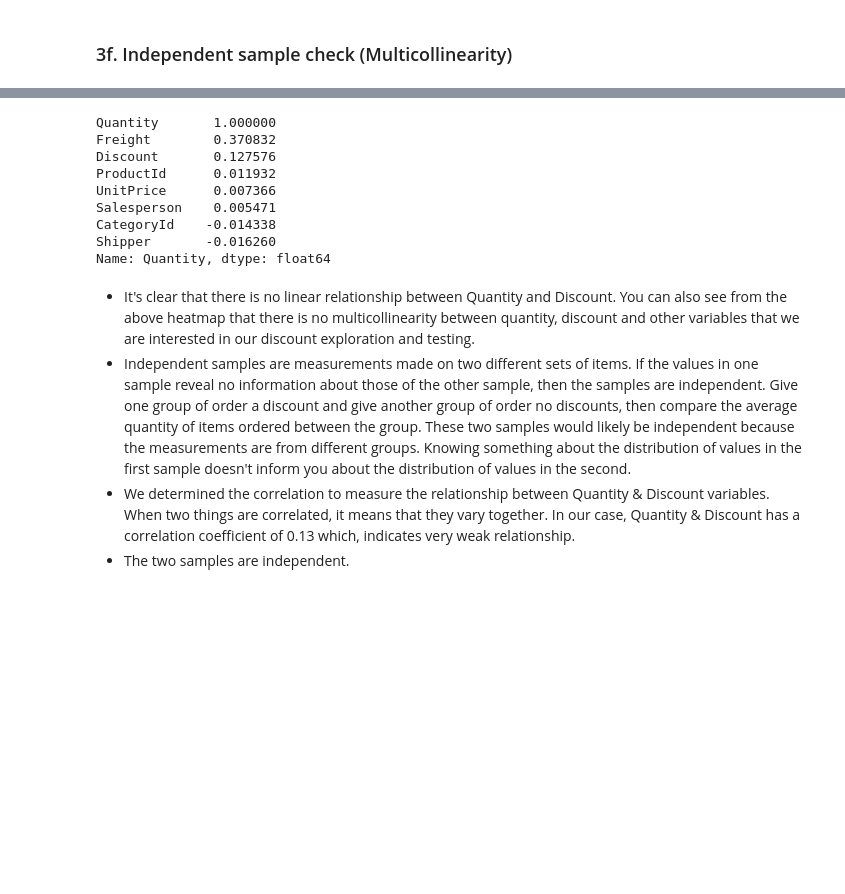
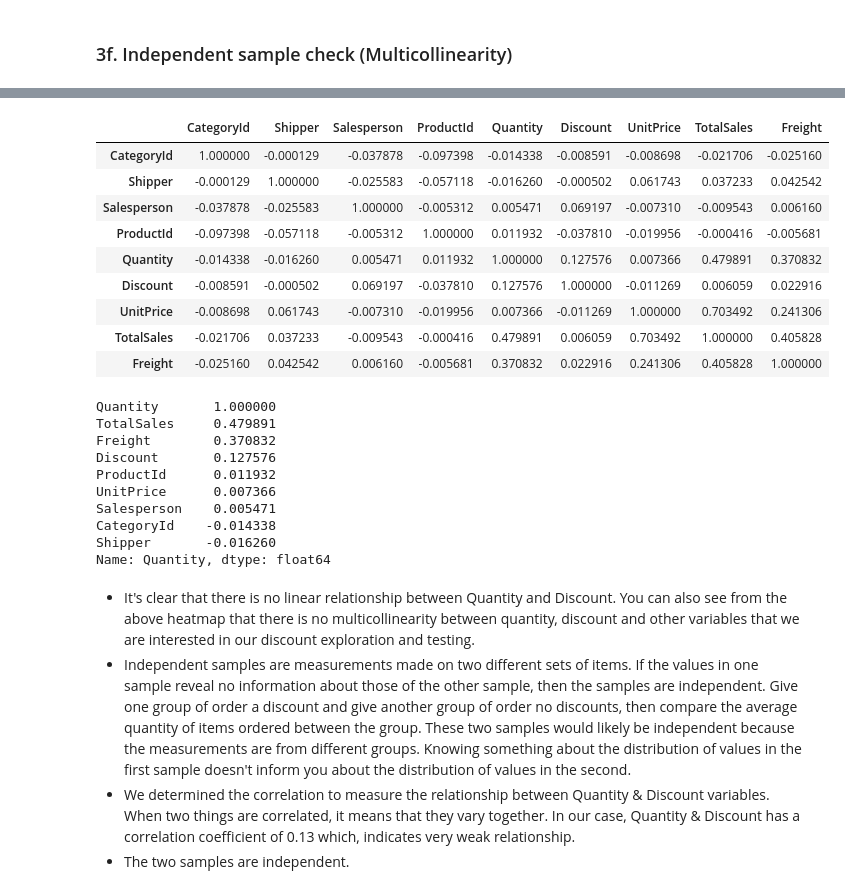
Before and after one commit to cpedrasa/dsc-mod-3-project-online-ds-sp-000, a Jupyter notebook: student.ipynb, the cells around one changed output, grey strips where cells are left out. Drawn from its saved outputs; the diff is of its cells as text; code cells hidden in the pictures; blank space fills up the shorter version.

```diff
--- a/student.ipynb
+++ b/student.ipynb
@@ -694,8 +712,19 @@ plt.show()
 # %%
-#alldf.corr(method ='pearson')
-alldf.corr()['Quantity'].sort_values(ascending=False)
+#Let's check the correlation to quantify the association between Quantity & Discount
+display(alldf.corr(method ='pearson') ,alldf.corr()['Quantity'].sort_values(ascending=False))
 # %% [output]
+|  | CategoryId | Shipper | Salesperson | ProductId | Quantity | Discount | UnitPrice | TotalSales | Freight |
+| CategoryId | 1.000000 | -0.000129 | -0.037878 | -0.097398 | -0.014338 | -0.008591 | -0.008698 | -0.021706 | -0.025160 |
+| Shipper | -0.000129 | 1.000000 | -0.025583 | -0.057118 | -0.016260 | -0.000502 | 0.061743 | 0.037233 | 0.042542 |
+| Salesperson | -0.037878 | -0.025583 | 1.000000 | -0.005312 | 0.005471 | 0.069197 | -0.007310 | -0.009543 | 0.006160 |
+| ProductId | -0.097398 | -0.057118 | -0.005312 | 1.000000 | 0.011932 | -0.037810 | -0.019956 | -0.000416 | -0.005681 |
+| Quantity | -0.014338 | -0.016260 | 0.005471 | 0.011932 | 1.000000 | 0.127576 | 0.007366 | 0.479891 | 0.370832 |
+| Discount | -0.008591 | -0.000502 | 0.069197 | -0.037810 | 0.127576 | 1.000000 | -0.011269 | 0.006059 | 0.022916 |
+| UnitPrice | -0.008698 | 0.061743 | -0.007310 | -0.019956 | 0.007366 | -0.011269 | 1.000000 | 0.703492 | 0.241306 |
+| TotalSales | -0.021706 | 0.037233 | -0.009543 | -0.000416 | 0.479891 | 0.006059 | 0.703492 | 1.000000 | 0.405828 |
+| Freight | -0.025160 | 0.042542 | 0.006160 | -0.005681 | 0.370832 | 0.022916 | 0.241306 | 0.405828 | 1.000000 |
 Quantity       1.000000
+TotalSales     0.479891
 Freight        0.370832
 Discount       0.127576
 ProductId      0.011932
```
Also changed, not shown: parts of 25 cells of this notebook.
